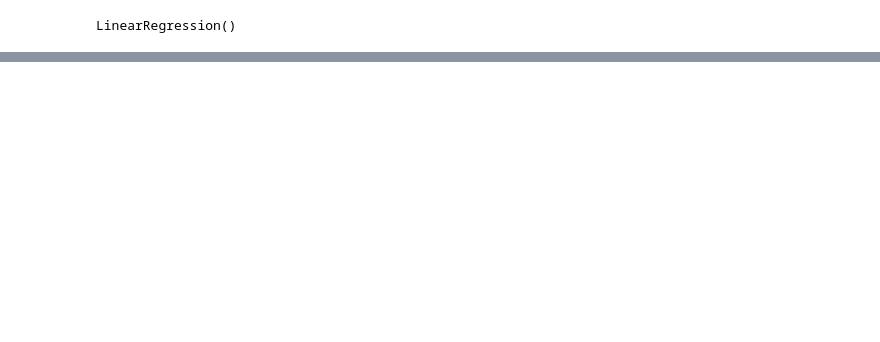
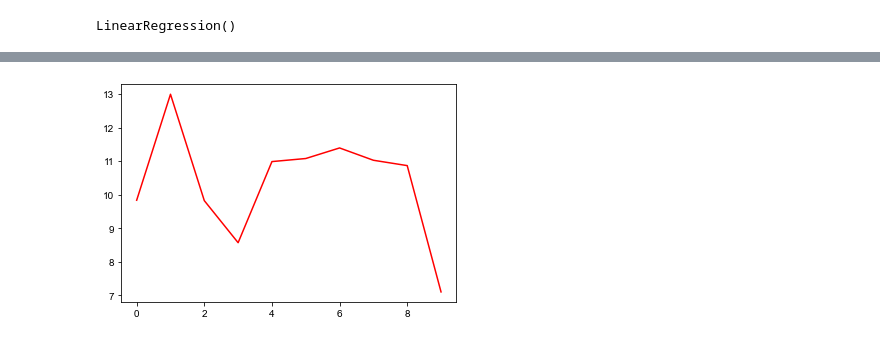
Before and after one commit to gautam7-github/ML-Algos, a Jupyter notebook: Regression/Linear Regression/linear_regression.ipynb, the cells around one changed output, grey strips where cells are left out. Drawn from its saved outputs; the diff is of its cells as text; code cells hidden in the pictures; blank space fills up the shorter version.

```diff
--- a/Regression/Linear Regression/linear_regression.ipynb
+++ b/Regression/Linear Regression/linear_regression.ipynb
@@ -142,0 +139,7 @@ plt.show()
+# %%
+kf = KFold(n_splits=10)
+# %%
+for train,test in kf.split(X):
+    x_train, x_test = X[train],X[test]
+    y_train, y_test = Y[train],Y[test]
+    print(x_train.shape, x_test.shape)
@@ -142,0 +157,10 @@ plt.show()
+# %%
+preds = []
+# %%
+model = LinearRegression()
+for train,test in kf.split(X):
+    x_train, x_test = X[train],X[test]
+    y_train, y_test = Y[train],Y[test]
+    model.fit(x_train,y_train)
+    y_pred = model.predict(x_test)
+    preds.append(mean_squared_error(y_true=y_test,y_pred=y_pred))
@@ -142,0 +180,5 @@ plt.show()
+# %%
+plt.plot(preds,c='r')
+plt.show()
+# %% [output]
+[figure, added]
```
Also changed, not shown: parts of 12 cells of this notebook, 2 other files.
